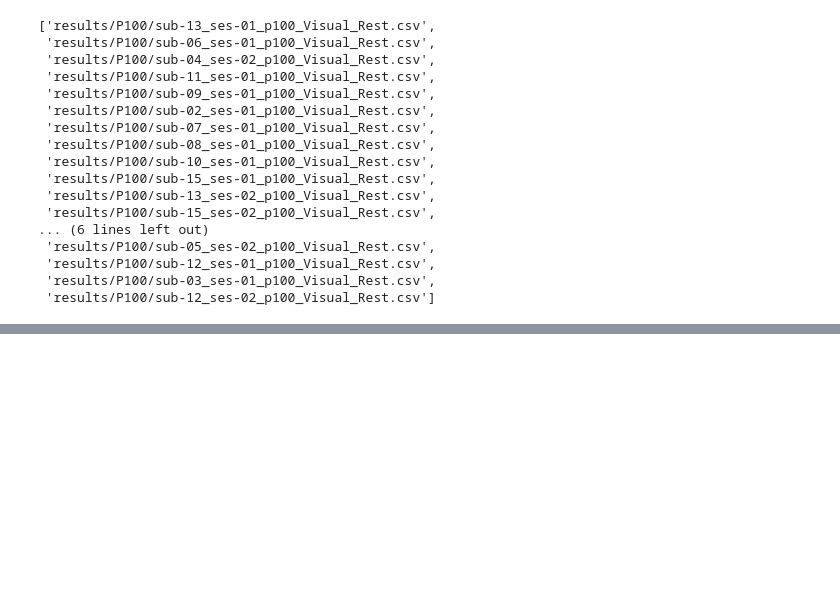
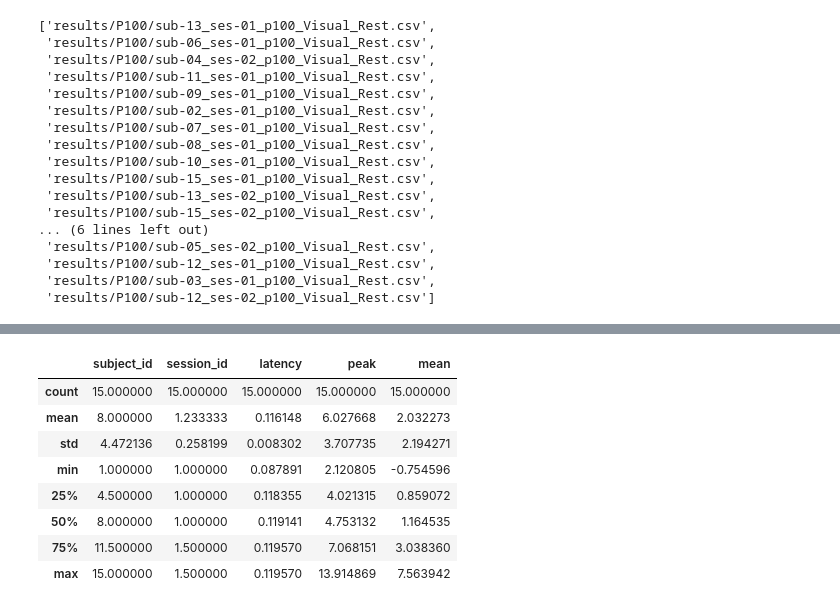
Before and after one commit to owaismujtaba/mind-voice, a Jupyter notebook: notebooks/p_100.ipynb, the cells around one changed output, grey strips where cells are left out. Drawn from its saved outputs; the diff is of its cells as text; code cells hidden in the pictures; blank space fills up the shorter version.

```diff
--- a/notebooks/p_100.ipynb
+++ b/notebooks/p_100.ipynb
@@ -133,0 +113,13 @@ combined_df
+# %%
+visual = gp_df[gp_df['condition']=='Visual']
+visual.describe()
+# %% [output]
+|  | subject_id | session_id | latency | peak | mean |
+| count | 15.000000 | 15.000000 | 15.000000 | 15.000000 | 15.000000 |
+| mean | 8.000000 | 1.233333 | 0.116148 | 6.027668 | 2.032273 |
+| std | 4.472136 | 0.258199 | 0.008302 | 3.707735 | 2.194271 |
+| min | 1.000000 | 1.000000 | 0.087891 | 2.120805 | -0.754596 |
+| 25% | 4.500000 | 1.000000 | 0.118355 | 4.021315 | 0.859072 |
+| 50% | 8.000000 | 1.000000 | 0.119141 | 4.753132 | 1.164535 |
+| 75% | 11.500000 | 1.500000 | 0.119570 | 7.068151 | 3.038360 |
+| max | 15.000000 | 1.500000 | 0.119570 | 13.914869 | 7.563942 |
```
Also changed, not shown: parts of 10 cells of this notebook, 38 other files.
